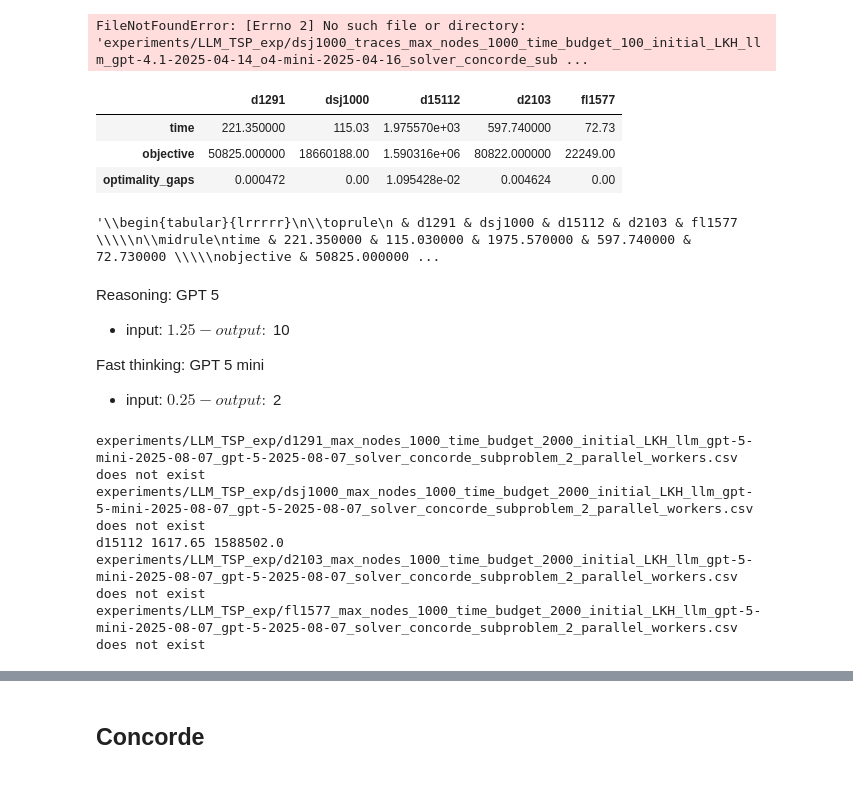
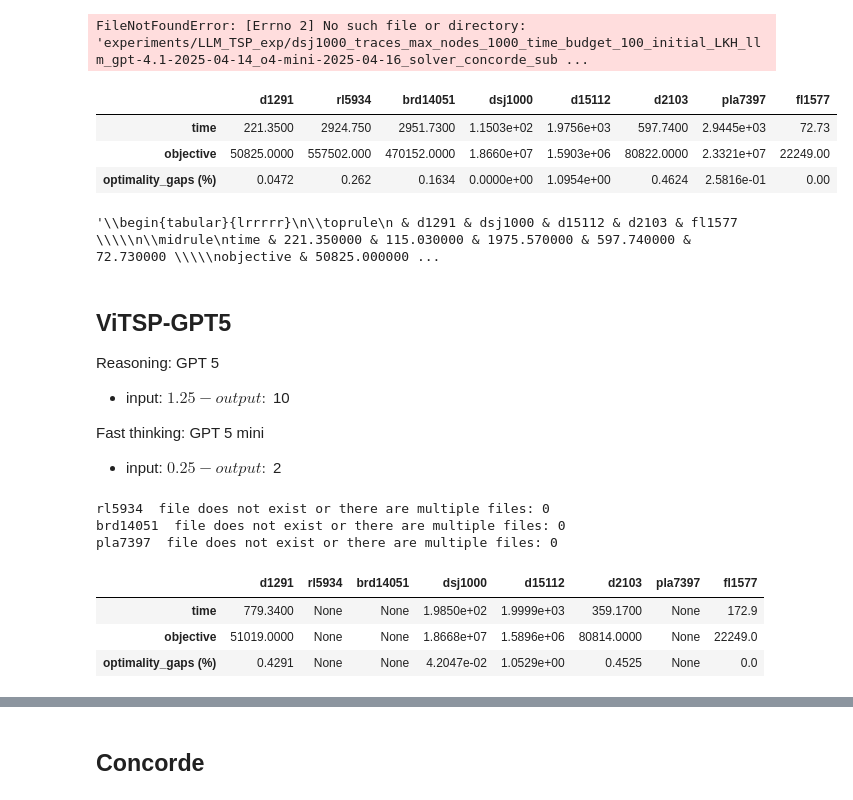
Before and after one commit to TheBobbyliu/ViTSP, a Jupyter notebook: evaluate_results.ipynb, the cells around one changed output, grey strips where cells are left out. Cells and saved outputs as stored; diff of their text form; code cells hidden in the pictures.

```diff
--- a/evaluate_results.ipynb
+++ b/evaluate_results.ipynb
@@ -20,4 +20,4 @@ for f in fs:
     lkh_times.append(time)
     lkh_objs.append(int(objective))
     opt = int(open('./instances/opt/{}.opt.tour.txt'.format(task)).readlines()[-1].strip())
-    lkh_opt_gaps.append((objective - opt) / opt)
+    lkh_opt_gaps.append((objective - opt) / opt * 100)
@@ -28,5 +24,6 @@ tasks
 # %%
 import pandas as pd
-dataframe = pd.DataFrame([lkh_times, lkh_objs, lkh_opt_gaps], columns=tasks, index=['time', 'objective', 'optimality_gaps'])
+pd.set_option('display.precision', 4)
+dataframe = pd.DataFrame([lkh_times, lkh_objs, lkh_opt_gaps], columns=tasks, index=['time', 'objective', 'optimality_gaps (%)'])
 dataframe
 # %% [output]
@@ -109,18 +109,21 @@ cal_route_dist(route, task)
 # %% [output]
 FileNotFoundError: [Errno 2] No such file or directory: 'experiments/LLM_TSP_exp/dsj1000_traces_max_nodes_1000_time_budget_100_initial_LKH_llm_gpt-4.1-2025-04-14_o4-mini-2025-04-16_solver_concorde_sub ...
 # %%
+from glob import glob
 vitsp_times = []
 vitsp_objs = []
 vitsp_opt_gaps = []
-exp_name = "{}_max_nodes_1000_time_budget_1000_initial_LKH_llm_gpt-4.1-2025-04-14_o4-mini-2025-04-16_solver_concorde_subproblem_2_parallel_workers.csv"
+exp_name = "{}_max_nodes_*workers.csv"
 for task in tasks:
-    filename = 'experiments/LLM_TSP_exp/' + exp_name.format(task)
-    if not os.path.exists(filename):
-        print(filename, "does not exist")
+    filename = glob('experiments/LLM_TSP_exp-gpt4/' + exp_name.format(task))
+    if len(filename) != 1:
+        print(task, " file does not exist or there are multiple files: {}".format(len(filename)))
         vitsp_times.append(None)
         vitsp_objs.append(None)
         vitsp_opt_gaps.append(None)
         continue
+    else:
+        filename = filename[0]
     lines = [x.split(",") for x in open(filename).readlines()]
     objectives = [float(x[1]) for x in lines[2:]]
     times = [float(x[0]) for x in lines[2:]]
@@ -133,20 +136,21 @@ for task in tasks:
     vitsp_times.append(times[argmin])
     vitsp_objs.append(objmin)
     opt = int(open('./instances/opt/{}.opt.tour.txt'.format(task)).readlines()[-1].strip())
-    vitsp_opt_gaps.append((objmin - opt) / opt)
+    vitsp_opt_gaps.append((objmin - opt) / opt * 100)
 # %%
-dataframe2 = pd.DataFrame([vitsp_times, vitsp_objs, vitsp_opt_gaps], columns=tasks, index=['time', 'objective', 'optimality_gaps'])
+dataframe2 = pd.DataFrame([vitsp_times, vitsp_objs, vitsp_opt_gaps], columns=tasks, index=['time', 'objective', 'optimality_gaps (%)'])
 dataframe2
 # %% [output]
-|  | d1291 | dsj1000 | d15112 | d2103 | fl1577 |
-| time | 221.350000 | 115.03 | 1.975570e+03 | 597.740000 | 72.73 |
-| objective | 50825.000000 | 18660188.00 | 1.590316e+06 | 80822.000000 | 22249.00 |
-| optimality_gaps | 0.000472 | 0.00 | 1.095428e-02 | 0.004624 | 0.00 |
+|  | d1291 | rl5934 | brd14051 | dsj1000 | d15112 | d2103 | pla7397 | fl1577 |
+| time | 221.3500 | 2924.750 | 2951.7300 | 1.1503e+02 | 1.9756e+03 | 597.7400 | 2.9445e+03 | 72.73 |
+| objective | 50825.0000 | 557502.000 | 470152.0000 | 1.8660e+07 | 1.5903e+06 | 80822.0000 | 2.3321e+07 | 22249.00 |
+| optimality_gaps (%) | 0.0472 | 0.262 | 0.1634 | 0.0000e+00 | 1.0954e+00 | 0.4624 | 2.5816e-01 | 0.00 |
 # %%
 dataframe2.to_latex()
 # %% [output]
 '\\begin{tabular}{lrrrrr}\n\\toprule\n & d1291 & dsj1000 & d15112 & d2103 & fl1577 \\\\\n\\midrule\ntime & 221.350000 & 115.030000 & 1975.570000 & 597.740000 & 72.730000 \\\\\nobjective & 50825.000000 ...
 # %% [markdown]
+## ViTSP-GPT5
 Reasoning: GPT 5
 - input: $1.25
 - output: $10
@@ -158,15 +162,17 @@ Fast thinking: GPT 5 mini
 vitsp_times = []
 vitsp_objs = []
 vitsp_opt_gaps = []
-exp_name = "{}_max_nodes_1000_time_budget_2000_initial_LKH_llm_gpt-5-mini-2025-08-07_gpt-5-2025-08-07_solver_concorde_subproblem_2_parallel_workers.csv"
+exp_name = "{}_max_nodes_*.csv"
 for task in tasks:
-    filename = 'experiments/LLM_TSP_exp/' + exp_name.format(task)
-    if not os.path.exists(filename):
-        print(filename, "does not exist")
+    filename = glob('experiments/LLM_TSP_exp-gpt5/' + exp_name.format(task))
+    if len(filename) != 1:
+        print(task, " file does not exist or there are multiple files: {}".format(len(filename)))
         vitsp_times.append(None)
         vitsp_objs.append(None)
         vitsp_opt_gaps.append(None)
         continue
+    else:
+        filename = filename[0]
     lines = [x.split(",") for x in open(filename).readlines()]
     objectives = [float(x[1]) for x in lines[1:]]
     times = [float(x[0]) for x in lines[1:]]
@@ -176,16 +182,19 @@ for task in tasks:
         if objectives[i] < objmin:
             argmin = i
             objmin = objectives[i]
-    print(task, times[argmin], objmin)
-    # if task == 'd15112':
-        # objmin = 1590493
     vitsp_times.append(times[argmin])
     vitsp_objs.append(objmin)
     opt = int(open('./instances/opt/{}.opt.tour.txt'.format(task)).readlines()[-1].strip())
-    vitsp_opt_gaps.append((objmin - opt) / opt)
+    vitsp_opt_gaps.append((objmin - opt) / opt * 100)
 # %% [output]
-experiments/LLM_TSP_exp/d1291_max_nodes_1000_time_budget_2000_initial_LKH_llm_gpt-5-mini-2025-08-07_gpt-5-2025-08-07_solver_concorde_subproblem_2_parallel_workers.csv does not exist
-experiments/LLM_TSP_exp/dsj1000_max_nodes_1000_time_budget_2000_initial_LKH_llm_gpt-5-mini-2025-08-07_gpt-5-2025-08-07_solver_concorde_subproblem_2_parallel_workers.csv does not exist
-d15112 1617.65 1588502.0
-experiments/LLM_TSP_exp/d2103_max_nodes_1000_time_budget_2000_initial_LKH_llm_gpt-5-mini-2025-08-07_gpt-5-2025-08-07_solver_concorde_subproblem_2_parallel_workers.csv does not exist
-experiments/LLM_TSP_exp/fl1577_max_nodes_1000_time_budget_2000_initial_LKH_llm_gpt-5-mini-2025-08-07_gpt-5-2025-08-07_solver_concorde_subproblem_2_parallel_workers.csv does not exist
+rl5934  file does not exist or there are multiple files: 0
+brd14051  file does not exist or there are multiple files: 0
+pla7397  file does not exist or there are multiple files: 0
+# %%
+dataframe3 = pd.DataFrame([vitsp_times, vitsp_objs, vitsp_opt_gaps], columns=tasks, index=['time', 'objective', 'optimality_gaps (%)'])
+dataframe3
+# %% [output]
+|  | d1291 | rl5934 | brd14051 | dsj1000 | d15112 | d2103 | pla7397 | fl1577 |
+| time | 779.3400 | None | None | 1.9850e+02 | 1.9999e+03 | 359.1700 | None | 172.9 |
+| objective | 51019.0000 | None | None | 1.8668e+07 | 1.5896e+06 | 80814.0000 | None | 22249.0 |
+| optimality_gaps (%) | 0.4291 | None | None | 4.2047e-02 | 1.0529e+00 | 0.4525 | None | 0.0 |
```
Also changed, not shown: parts of 10 cells of this notebook, 15 other files.
